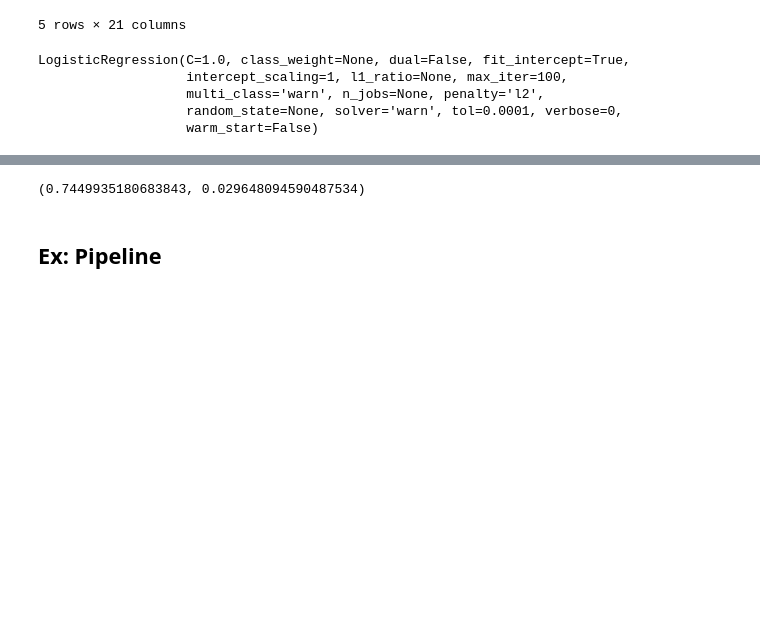
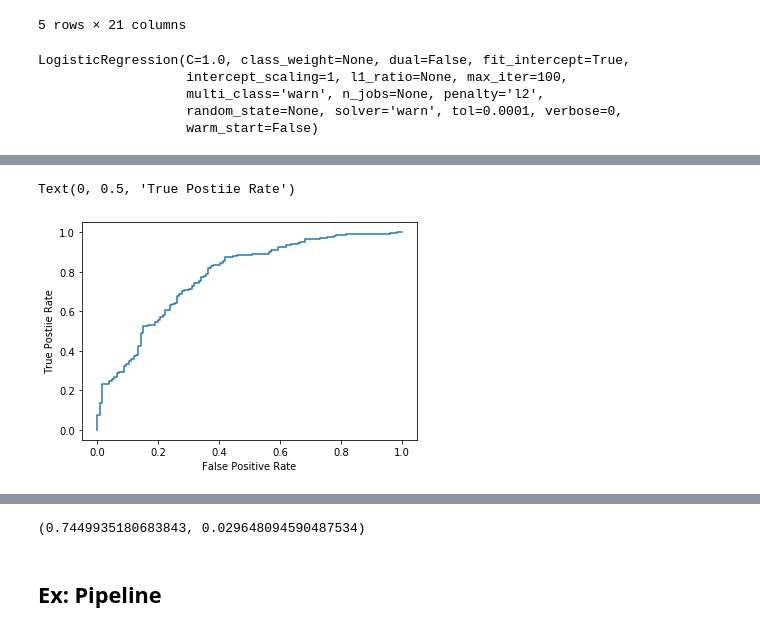
Before and after one commit to anqitu/adv-sklearn-training, a Jupyter notebook: exercises/exercises.ipynb, the cells around one changed output, grey strips where cells are left out. Saved outputs shown, nothing was run; the diff lists cells and outputs as text; code cells hidden in the pictures; blank space fills up the shorter version.

```diff
--- a/exercises/exercises.ipynb
+++ b/exercises/exercises.ipynb
@@ -111,7 +113,9 @@ y = credit['Creditability']
 X = credit.drop(columns = ['Creditability'])
 # %%
 from sklearn.model_selection import train_test_split
-X_train, X_test, y_train, y_test = train_test_split(X, y, test_size=0.4, random_state=0)
+X_train, X_test, y_train, y_test = train_test_split(X, y,
+                                                    test_size=0.3,
+                                                    random_state=2019)
 # %%
 from sklearn.linear_model import LogisticRegression
 clf = LogisticRegression()
@@ -128,0 +167,2 @@ clf.score(X_test,y_test)
+# %%
+y_prob = clf.predict_proba(X_test)
@@ -128,0 +203,2 @@ clf.score(X_test,y_test)
+# %%
+fpr, tpr, thresholds = roc_curve(y_test,y_prob[:, 1])
@@ -128,0 +223,8 @@ clf.score(X_test,y_test)
+# %%
+import matplotlib.pyplot as plt
+plt.plot(fpr, tpr)
+plt.xlabel('False Positive Rate')
+plt.ylabel('True Postiie Rate')
+# %% [output]
+Text(0, 0.5, 'True Postiie Rate')
+[figure, added]
```
Also changed, not shown: parts of 28 cells of this notebook, 4 other files.
